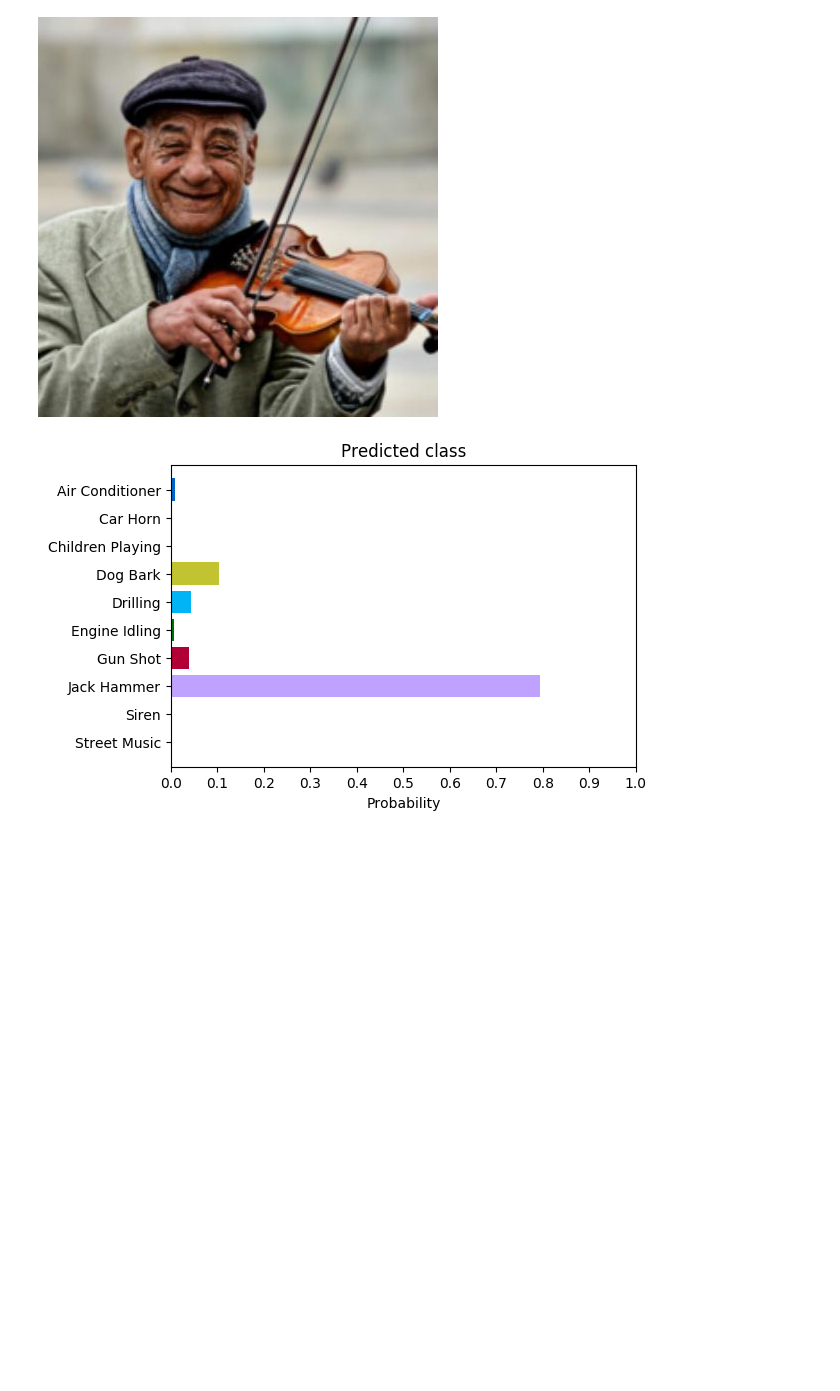
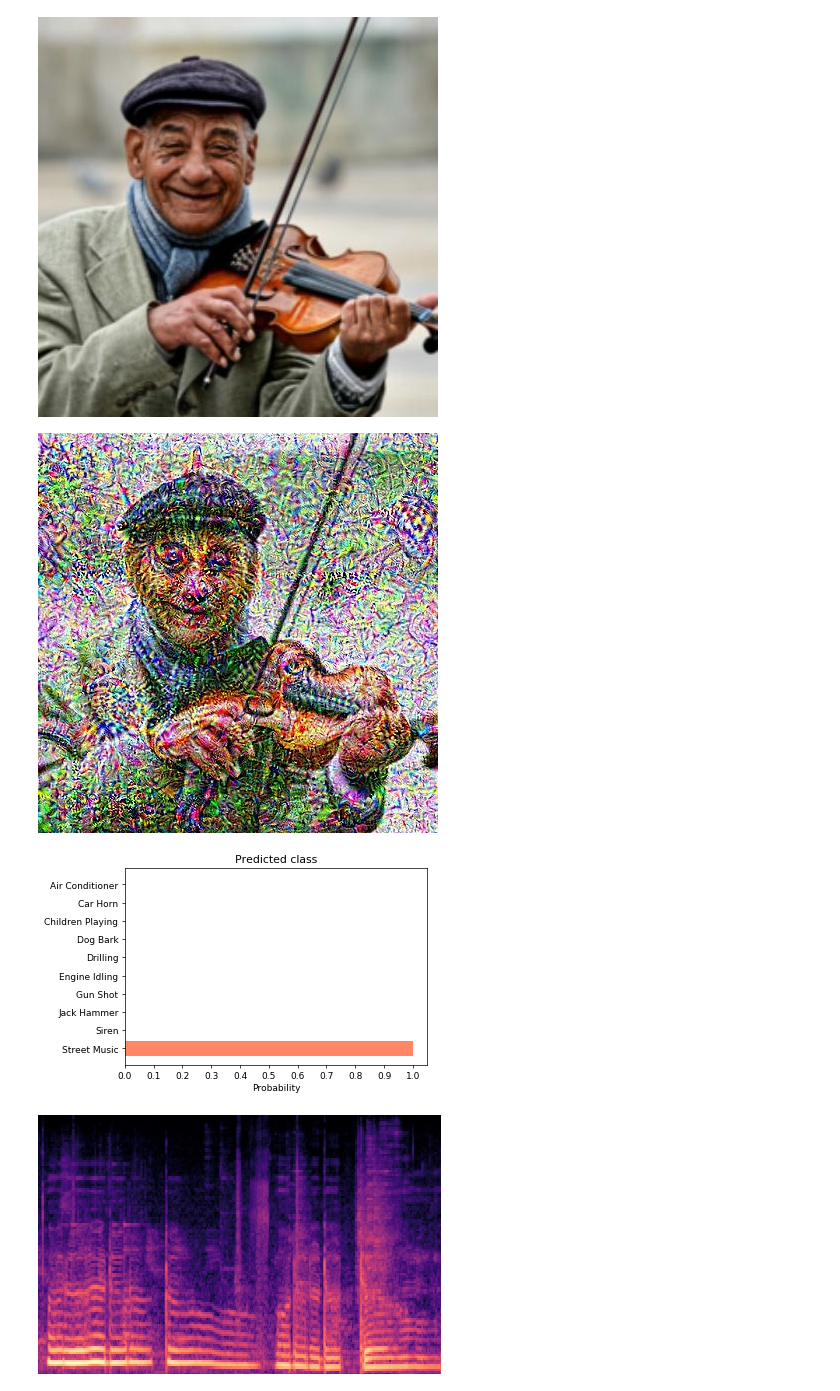
Before and after one commit to thommiano/cvr_6501-009, a Jupyter notebook: final_project/notebooks/A.0_sound_to_image.ipynb, the cells around one changed output. Drawn from its saved outputs; the diff is of its cells as text; code cells hidden in the pictures; blank space fills up the shorter version.

```diff
--- a/final_project/notebooks/A.0_sound_to_image.ipynb
+++ b/final_project/notebooks/A.0_sound_to_image.ipynb
@@ -161,26 +161,27 @@ class_colors = {"air_conditioner":"#0164cd",
                 "street_music":"#ff8765"
                }
 # %%
-duration = 1
+duration = 4
 sr=44100
 
 plot_predictions = True
-display_spect = False
-use_deepdream = False
+display_spect = True
+use_deepdream = True
 deep_spect = False
 fractal = False
 
 # Deepdream parameters
-octaves = 7
-iterations = 1
+octaves = 3
+iterations = 2
 use_gpu = False
 jitter = 1000
 sample_resolution = 1
-f_layer = 1
-lr=0.3
+f_layer = 3
+lr=0.4
 
-while True:
-# for i in range(10):
+# t0 = time.time()
+# while True:
+for i in range(10):
     try:
         display.clear_output(wait=True)
 
@@ -198,41 +199,51 @@ while True:
 
         # Deep Dream
         if fractal:
-            lr = float(preds[0][1])
+            #lr = float(preds[0][1])
+            lr = .2
             X_Variable = Variable(inputs_guide.cpu())
             guide_features = dream_model.forward(X_Variable, n_layer=3)
         if use_deepdream:
             if deep_spect: input_np = transform(spect).unsqueeze(0).numpy()
-            dream(dream_model, input_np, octave_n=octaves, num_iterations=iterations,
-                  lr=lr, max_jitter=jitter, show_every=sample_resolution,end_layer=f_layer,
-                  use_gpu=use_gpu,stream_out=True,
-                  objective=objective_guide, guide_features=guide_features
-                 )
+
+            if fractal:
+                dream(dream_model, input_np, octave_n=octaves, num_iterations=iterations,
+                      lr=lr, max_jitter=jitter, show_every=sample_resolution,end_layer=f_layer,
+                      use_gpu=use_gpu,stream_out=True,
+                      objective=objective_guide, guide_features=guide_features
+                     )
+            else:
+                dream(dream_model, input_np, octave_n=octaves, num_iterations=iterations,
+                      lr=lr, max_jitter=jitter, show_every=sample_resolution,end_layer=f_layer,
+                      use_gpu=use_gpu,stream_out=True
+                     )
 
         if plot_predictions:
-            fig, ax = plt.subplots(figsize=(6,4),dpi=100)
+            fig, ax = plt.subplots(figsize=(6,4),dpi=65)
             vals = [preds[p][1] for p in range(0, len(preds))]
             labls = [preds[p][0].replace('_',' ').title() for p in range(0, len(preds))]
             colors = [class_colors[preds[p][0]] for p in range(0, len(preds))]
             ax.barh(labls,vals,align='center',color=colors)
             ax.invert_yaxis()
             ax.set_xlabel('Probability')
             ax.set_title('Predicted class')
             ax.set_xticks(np.arange(0, 1.1, 0.1))
             plt.show()
             plt.clf()
             plt.cla()
             plt.close()
 
         #display.display(preds)
         if display_spect:
             display.display(spect)
 
         time.sleep(.0001)
     except KeyboardInterrupt:
         break
 
 # tn = time.time()
 # print(tn-t0)
 # %% [output]
-[figure, old version]
+[figure, new version]
+[figure, added]
+[figure, added]
```
